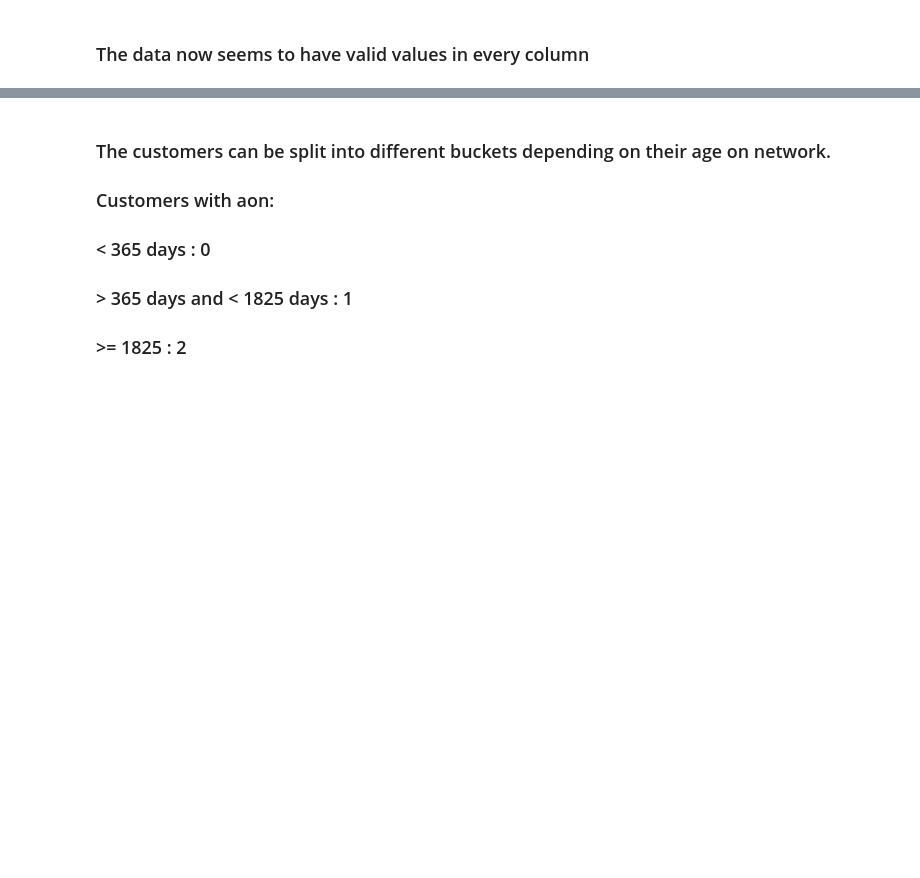
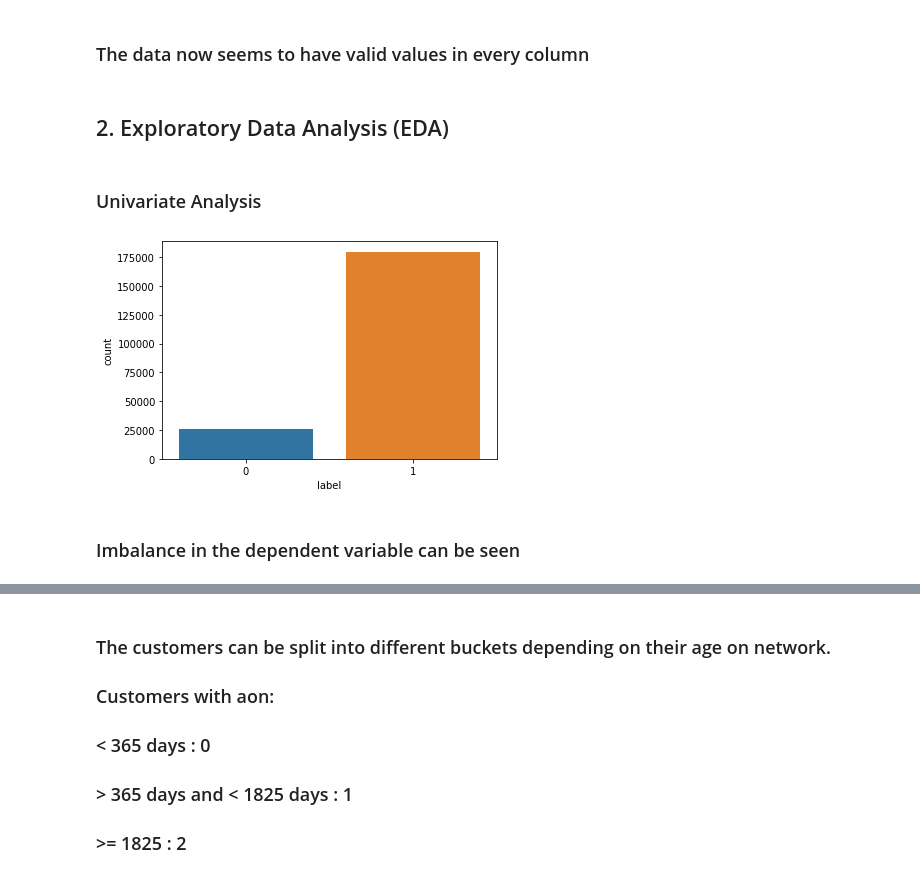
Before and after one commit to amolprabhu/Loan-EMI-Default-Payment-Prediction, a Jupyter notebook: Loan_EMI_Default_Payment_Prediction.ipynb, the cells around one changed output, grey strips where cells are left out. Cells and saved outputs as stored; diff of their text form; code cells hidden in the pictures; blank space fills up the shorter version.

```diff
--- a/Loan_EMI_Default_Payment_Prediction.ipynb
+++ b/Loan_EMI_Default_Payment_Prediction.ipynb
@@ -376,3 +362,15 @@ days_30.describe()
 | max | 1.000000 | 2440.000000 | 265926.000000 | 198926.110000 | 113.000000 | 115.000000 | 55000.000000 | ... |
 # %% [markdown]
 ### The data now seems to have valid values in every column
+# %% [markdown]
+## 2. Exploratory Data Analysis (EDA)
+# %% [markdown]
+### Univariate Analysis
+# %%
+# Distribution of the dependent variable
+sns.countplot(days_30['label'])
+sns.set_style('darkgrid')
+# %% [output]
+[figure, added]
+# %% [markdown]
+### Imbalance in the dependent variable can be seen
```
Also changed, not shown: parts of 99 cells of this notebook.
